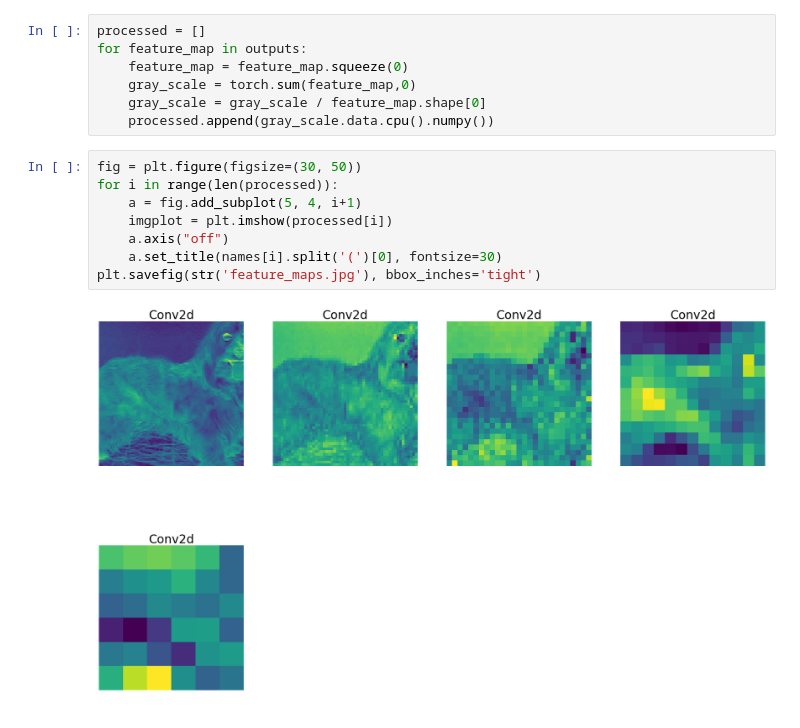
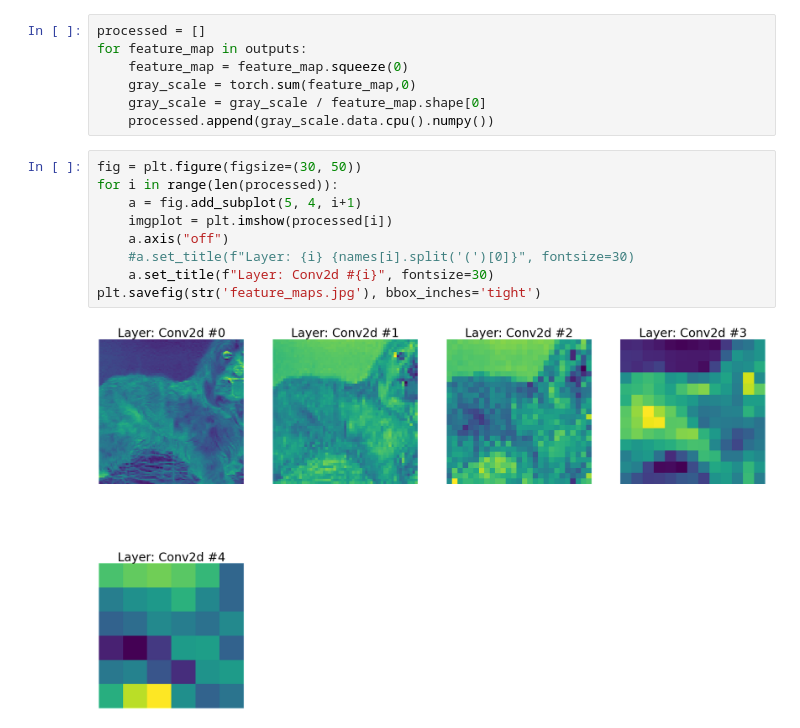
Before and after one commit to amitliron/My_AI_Exercises, a Jupyter notebook: TestCnnFeaturesExtraction/CnnFeatureExtraction.ipynb, the cells around one changed output. Cells and saved outputs as stored; diff of their text form.

```diff
--- a/TestCnnFeaturesExtraction/CnnFeatureExtraction.ipynb
+++ b/TestCnnFeaturesExtraction/CnnFeatureExtraction.ipynb
@@ -301,10 +301,11 @@ for feature_map in outputs:
 # %%
 fig = plt.figure(figsize=(30, 50))
 for i in range(len(processed)):
     a = fig.add_subplot(5, 4, i+1)
     imgplot = plt.imshow(processed[i])
     a.axis("off")
-    a.set_title(names[i].split('(')[0], fontsize=30)
+    #a.set_title(f"Layer: {i} {names[i].split('(')[0]}", fontsize=30)
+    a.set_title(f"Layer: Conv2d #{i}", fontsize=30)
 plt.savefig(str('feature_maps.jpg'), bbox_inches='tight')
 # %% [output]
-[figure, old version]
+[figure, new version]
```
